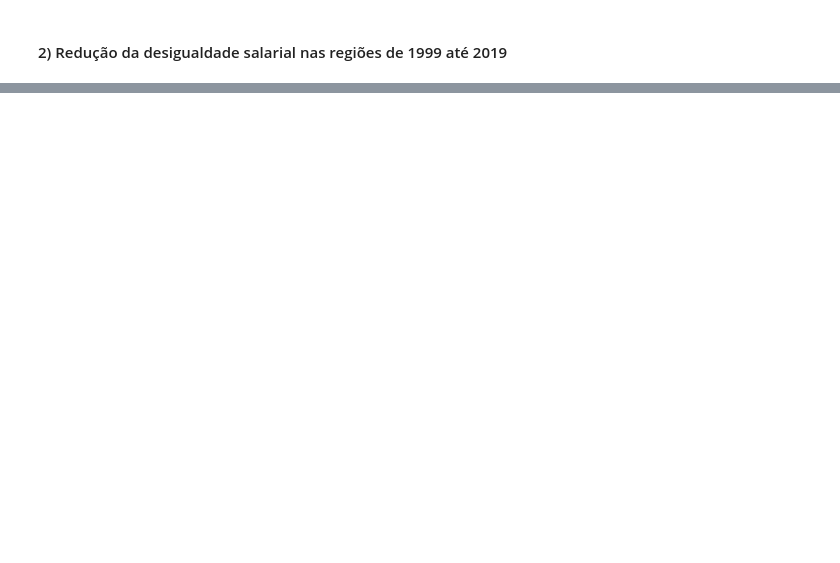
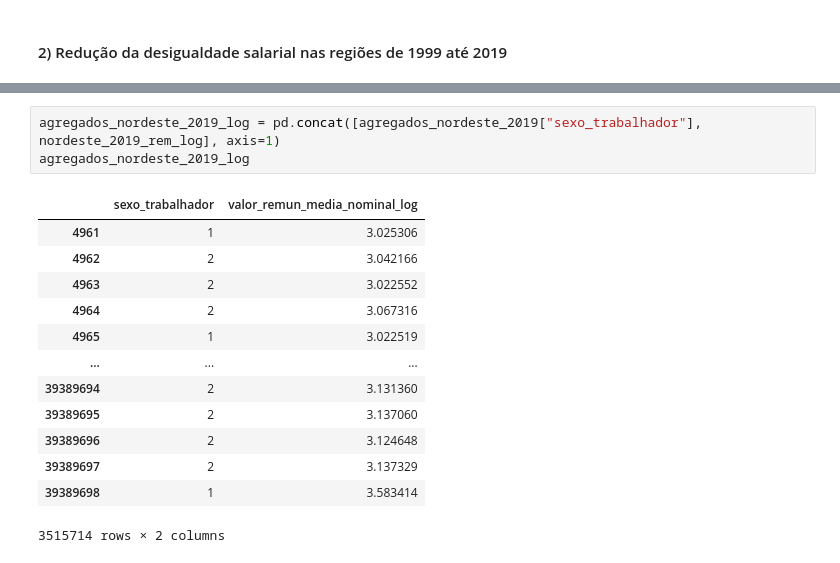
Before and after one commit to MariaLuizaCw/Processo-seletivo-UFRJ-Analytica, a Jupyter notebook: tarefas_dados/analise_rm_nominal.ipynb, the cells around one changed output, grey strips where cells are left out. Cells and saved outputs as stored; diff of their text form; blank space fills up the shorter version.

```diff
--- a/tarefas_dados/analise_rm_nominal.ipynb
+++ b/tarefas_dados/analise_rm_nominal.ipynb
@@ -157,2 +161,19 @@ salarios_nordeste_1999 = agregado_vinculos[
+# %%
+agregados_nordeste_2019_log = pd.concat([agregados_nordeste_2019["sexo_trabalhador"], nordeste_2019_rem_log], axis=1)
+agregados_nordeste_2019_log
+# %% [output]
+|  | sexo_trabalhador | valor_remun_media_nominal_log |
+| 4961 | 1 | 3.025306 |
+| 4962 | 2 | 3.042166 |
+| 4963 | 2 | 3.022552 |
+| 4964 | 2 | 3.067316 |
+| 4965 | 1 | 3.022519 |
+| ... | ... | ... |
+| 39389694 | 2 | 3.131360 |
+| 39389695 | 2 | 3.137060 |
+| 39389696 | 2 | 3.124648 |
+| 39389697 | 2 | 3.137329 |
+| 39389698 | 1 | 3.583414 |
+3515714 rows × 2 columns
 # %%
 plt.figure(figsize=(12, 6))
```
Also changed, not shown: parts of 17 cells of this notebook, 3 other files.
